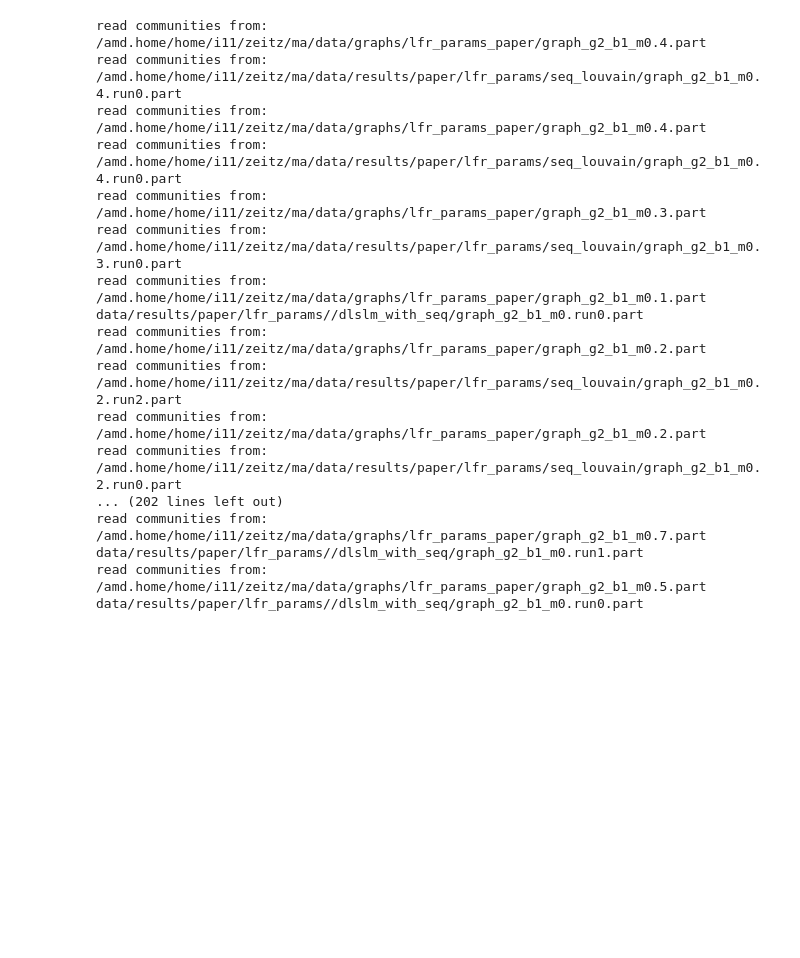
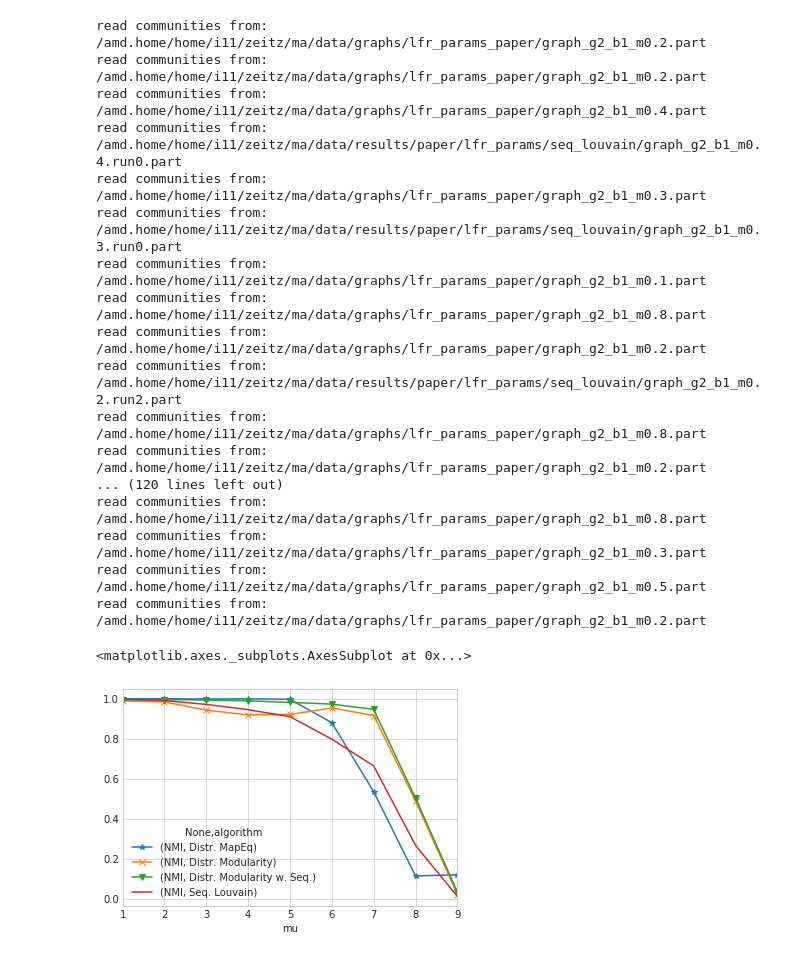
Before and after one commit to kit-algo/distributed_clustering_thrill, a Jupyter notebook: analysis/Paper - Quality.ipynb, the cells around one changed output. Cells and saved outputs as stored; diff of their text form; code cells hidden in the pictures; blank space fills up the shorter version.

```diff
--- a/analysis/Paper - Quality.ipynb
+++ b/analysis/Paper - Quality.ipynb
@@ -32,6 +32,8 @@ algo_name_mapping = {
 frames['algorithm_run'].replace({ 'algorithm': algo_name_mapping }, inplace=True)
 
 frames['algorithm_run']['algorithm'] += frames['algorithm_run'].merge(frames['program_run'], left_on='program_run_id', right_index=True, how='left')['switch_to_seq'].map({ False: '', True: ' w. Seq.', np.NaN: '' })
+# %%
+frames['program_run']['mu'] = pd.to_numeric(frames['program_run']['graph'].str[-7:-6])
 # %%
 def siml(x):
     ground_truth = community.readCommunities("/amd.home/home/i11/zeitz/ma/" + x['graph'][:-5] + 'part')
@@ -55,20 +57,28 @@ frames['clustering'][['NMI', 'ARI', 'cluster_count']] = frames['clustering'] \
     .merge(frames['program_run'], left_on='program_run_id', right_index=True) \
     .apply(siml, axis=1)
 # %% [output]
-read communities from: /amd.home/home/i11/zeitz/ma/data/graphs/lfr_params_paper/graph_g2_b1_m0.4.part
-read communities from: /amd.home/home/i11/zeitz/ma/data/results/paper/lfr_params/seq_louvain/graph_g2_b1_m0.4.run0.part
+read communities from: /amd.home/home/i11/zeitz/ma/data/graphs/lfr_params_paper/graph_g2_b1_m0.2.part
+read communities from: /amd.home/home/i11/zeitz/ma/data/graphs/lfr_params_paper/graph_g2_b1_m0.2.part
 read communities from: /amd.home/home/i11/zeitz/ma/data/graphs/lfr_params_paper/graph_g2_b1_m0.4.part
 read communities from: /amd.home/home/i11/zeitz/ma/data/results/paper/lfr_params/seq_louvain/graph_g2_b1_m0.4.run0.part
 read communities from: /amd.home/home/i11/zeitz/ma/data/graphs/lfr_params_paper/graph_g2_b1_m0.3.part
 read communities from: /amd.home/home/i11/zeitz/ma/data/results/paper/lfr_params/seq_louvain/graph_g2_b1_m0.3.run0.part
 read communities from: /amd.home/home/i11/zeitz/ma/data/graphs/lfr_params_paper/graph_g2_b1_m0.1.part
-data/results/paper/lfr_params//dlslm_with_seq/graph_g2_b1_m0.run0.part
+read communities from: /amd.home/home/i11/zeitz/ma/data/graphs/lfr_params_paper/graph_g2_b1_m0.8.part
 read communities from: /amd.home/home/i11/zeitz/ma/data/graphs/lfr_params_paper/graph_g2_b1_m0.2.part
 read communities from: /amd.home/home/i11/zeitz/ma/data/results/paper/lfr_params/seq_louvain/graph_g2_b1_m0.2.run2.part
+read communities from: /amd.home/home/i11/zeitz/ma/data/graphs/lfr_params_paper/graph_g2_b1_m0.8.part
 read communities from: /amd.home/home/i11/zeitz/ma/data/graphs/lfr_params_paper/graph_g2_b1_m0.2.part
-read communities from: /amd.home/home/i11/zeitz/ma/data/results/paper/lfr_params/seq_louvain/graph_g2_b1_m0.2.run0.part
-... (202 lines left out)
-read communities from: /amd.home/home/i11/zeitz/ma/data/graphs/lfr_params_paper/graph_g2_b1_m0.7.part
-data/results/paper/lfr_params//dlslm_with_seq/graph_g2_b1_m0.run1.part
+... (120 lines left out)
+read communities from: /amd.home/home/i11/zeitz/ma/data/graphs/lfr_params_paper/graph_g2_b1_m0.8.part
+read communities from: /amd.home/home/i11/zeitz/ma/data/graphs/lfr_params_paper/graph_g2_b1_m0.3.part
 read communities from: /amd.home/home/i11/zeitz/ma/data/graphs/lfr_params_paper/graph_g2_b1_m0.5.part
-data/results/paper/lfr_params//dlslm_with_seq/graph_g2_b1_m0.run0.part
+read communities from: /amd.home/home/i11/zeitz/ma/data/graphs/lfr_params_paper/graph_g2_b1_m0.2.part
+# %%
+frames['clustering'] \
+    .merge(frames['algorithm_run'], left_on='algorithm_run_id', right_index=True) \
+    .merge(frames['program_run'], left_on='program_run_id', right_index=True) \
+    .groupby(['mu', 'algorithm'])['NMI'].max().to_frame().unstack().plot(style=['-*', '-x', '-v'])
+# %% [output]
+<matplotlib.axes._subplots.AxesSubplot at 0x...>
+[figure, added]
```
Also changed, not shown: parts of 3 cells of this notebook, 1 other file.
